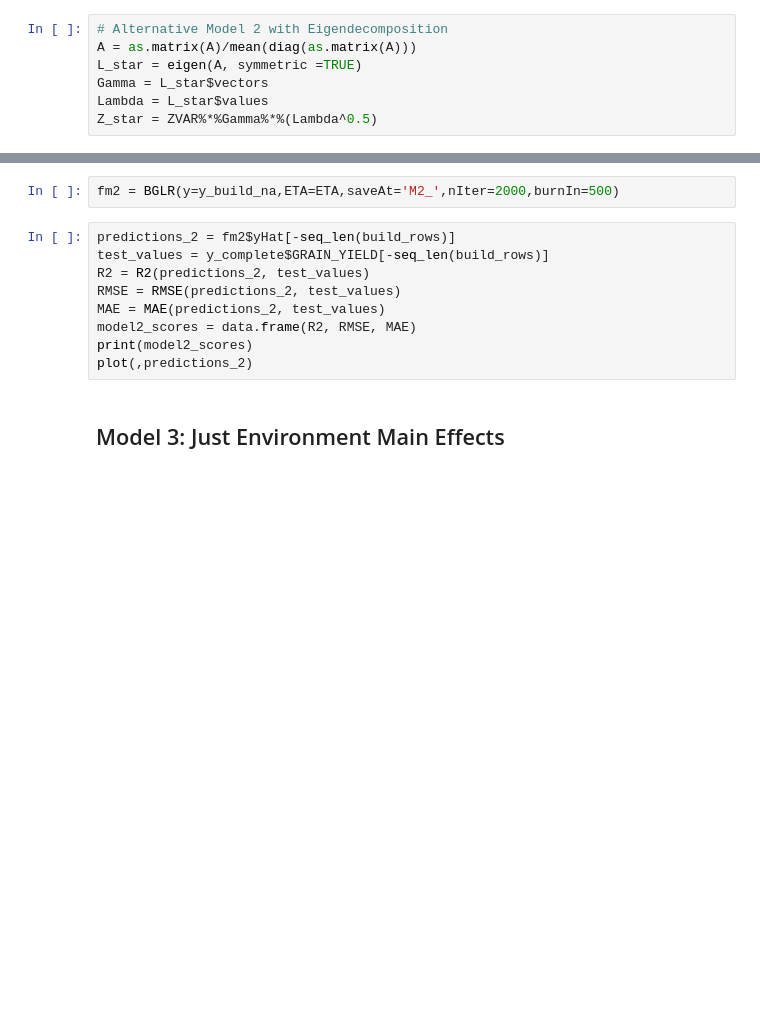
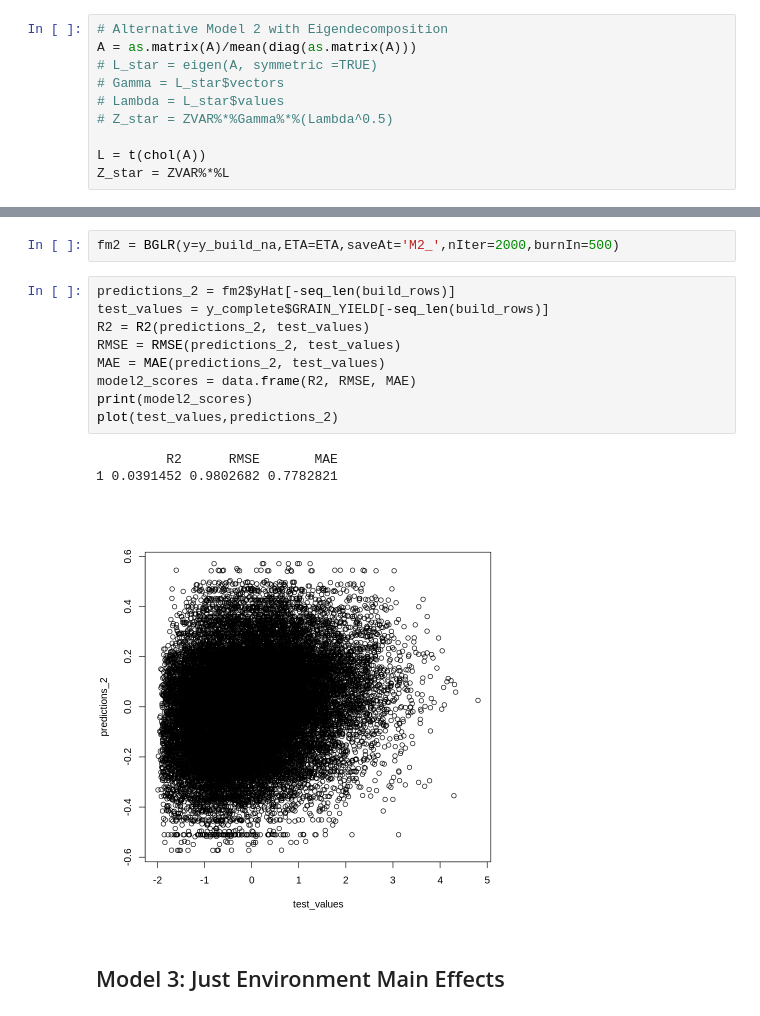
Before and after one commit to AaronScherf/gxe-gee-lmm, a Jupyter notebook: gxe_lmm_r.ipynb, the cells around one changed output, grey strips where cells are left out. Drawn from its saved outputs; the diff is of its cells as text; blank space fills up the shorter version.

```diff
--- a/gxe_lmm_r.ipynb
+++ b/gxe_lmm_r.ipynb
@@ -301,10 +303,13 @@ plot(test_values,predictions_1)
 # %%
 # Alternative Model 2 with Eigendecomposition
 A = as.matrix(A)/mean(diag(as.matrix(A)))
-L_star = eigen(A, symmetric =TRUE)
-Gamma = L_star$vectors
-Lambda = L_star$values
-Z_star = ZVAR%*%Gamma%*%(Lambda^0.5)
+# L_star = eigen(A, symmetric =TRUE)
+# Gamma = L_star$vectors
+# Lambda = L_star$values
+# Z_star = ZVAR%*%Gamma%*%(Lambda^0.5)
+
+L = t(chol(A))
+Z_star = ZVAR%*%L
 # %%
 # Fitting Model 2 with Alternative Z_star (Main Environment-Pedigree Effects)
 # (EA)
@@ -318,12 +323,16 @@ fm2 = BGLR(y=y_build_na,ETA=ETA,saveAt='M2_',nIter=2000,burnIn=500)
 # %%
 predictions_2 = fm2$yHat[-seq_len(build_rows)]
 test_values = y_complete$GRAIN_YIELD[-seq_len(build_rows)]
 R2 = R2(predictions_2, test_values)
 RMSE = RMSE(predictions_2, test_values)
 MAE = MAE(predictions_2, test_values)
 model2_scores = data.frame(R2, RMSE, MAE)
 print(model2_scores)
-plot(,predictions_2)
+plot(test_values,predictions_2)
+# %% [output]
+         R2      RMSE       MAE
+1 0.0391452 0.9802682 0.7782821
+[figure, added]
 # %% [markdown]
 ## Model 3: Just Environment Main Effects
 # %%
```
Also changed, not shown: parts of 7 cells of this notebook.
